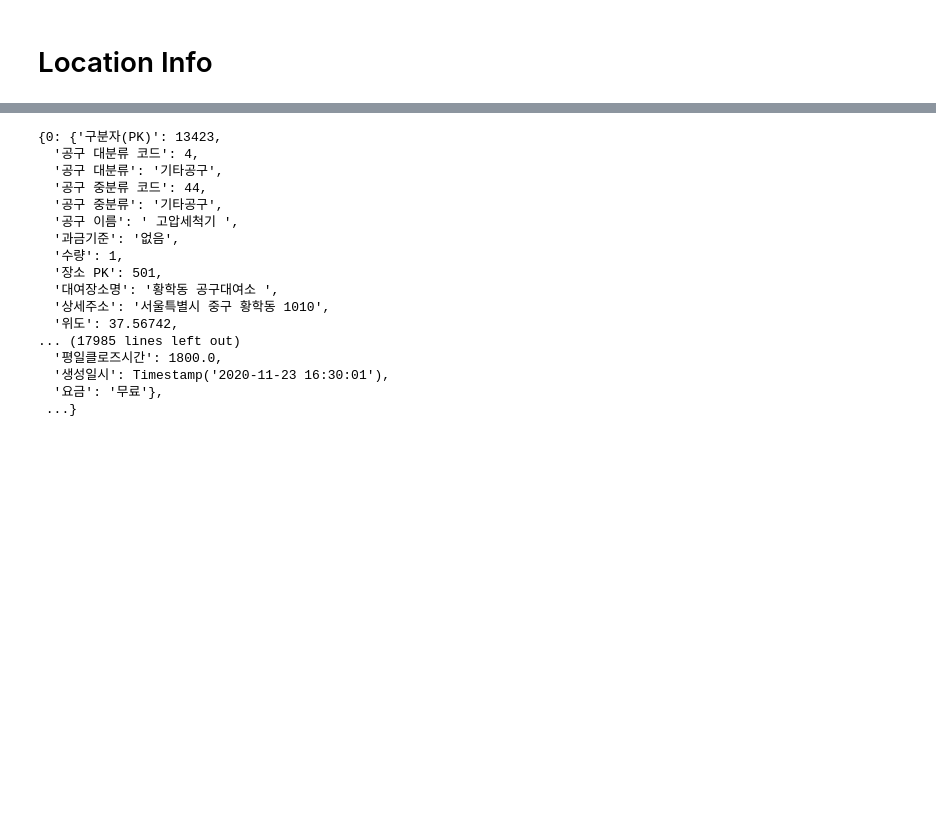
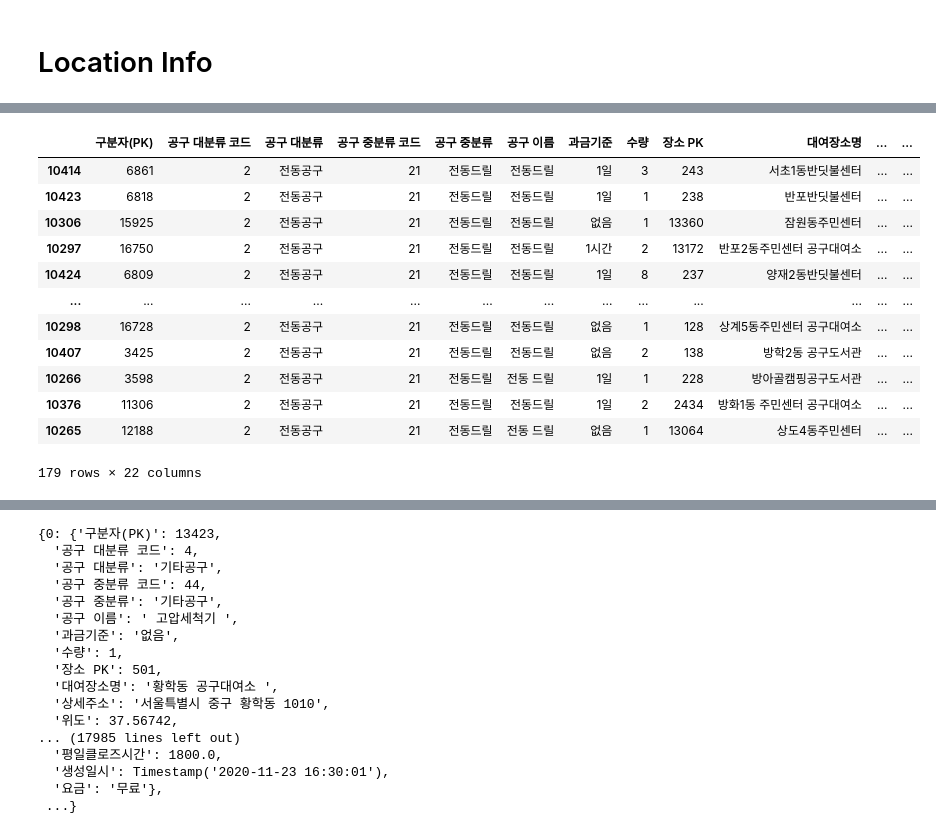
Before and after one commit to jellybee02/LLM_Research, a Jupyter notebook: script/test.ipynb, the cells around one changed output, grey strips where cells are left out. Cells and saved outputs as stored; diff of their text form; code cells hidden in the pictures; blank space fills up the shorter version.

```diff
--- a/script/test.ipynb
+++ b/script/test.ipynb
@@ -280,0 +227,4 @@ print(f"{location} 위도/경도: {result}")
+# %%
+encoded_tool_name = sentence_transformer.encode(input_content['tool_name'])
+location_name = input_content['location']
+spot_location = get_lat_lon(location_name)
@@ -280,0 +236,25 @@ print(f"{location} 위도/경도: {result}")
+# %%
+df['sim_result'] = compare_cosim(arr_loaded, encoded_tool_name)
+
+df_s = df[df['sim_result']>0.9]
+# %%
+df_s['Distance'] = df_s[["위도","경도"]].apply(lambda x : haversine((spot_location[0], spot_location[1]), (x['위도'], x['경도']), unit=Unit.KILOMETERS), axis=1)
+df_s.sort_values(by='Distance', ascending=True, inplace=True)
+# %%
+df_s.sort_values(by='Distance', ascending=True, inplace=True)
+# %%
+df_s
+# %% [output]
+|  | 구분자(PK) | 공구 대분류 코드 | 공구 대분류 | 공구 중분류 코드 | 공구 중분류 | 공구 이름 | 과금기준 | 수량 | 장소 PK | 대여장소명 | ... | ... |
+| 10414 | 6861 | 2 | 전동공구 | 21 | 전동드릴 | 전동드릴 | 1일 | 3 | 243 | 서초1동반딧불센터 | ... | ... |
+| 10423 | 6818 | 2 | 전동공구 | 21 | 전동드릴 | 전동드릴 | 1일 | 1 | 238 | 반포반딧불센터 | ... | ... |
+| 10306 | 15925 | 2 | 전동공구 | 21 | 전동드릴 | 전동드릴 | 없음 | 1 | 13360 | 잠원동주민센터 | ... | ... |
+| 10297 | 16750 | 2 | 전동공구 | 21 | 전동드릴 | 전동드릴 | 1시간 | 2 | 13172 | 반포2동주민센터 공구대여소 | ... | ... |
+| 10424 | 6809 | 2 | 전동공구 | 21 | 전동드릴 | 전동드릴 | 1일 | 8 | 237 | 양재2동반딧불센터 | ... | ... |
+| ... | ... | ... | ... | ... | ... | ... | ... | ... | ... | ... | ... | ... |
+| 10298 | 16728 | 2 | 전동공구 | 21 | 전동드릴 | 전동드릴 | 없음 | 1 | 128 | 상계5동주민센터 공구대여소 | ... | ... |
+| 10407 | 3425 | 2 | 전동공구 | 21 | 전동드릴 | 전동드릴 | 없음 | 2 | 138 | 방학2동 공구도서관 | ... | ... |
+| 10266 | 3598 | 2 | 전동공구 | 21 | 전동드릴 | 전동 드릴 | 1일 | 1 | 228 | 방아골캠핑공구도서관 | ... | ... |
+| 10376 | 11306 | 2 | 전동공구 | 21 | 전동드릴 | 전동드릴 | 1일 | 2 | 2434 | 방화1동 주민센터 공구대여소 | ... | ... |
+| 10265 | 12188 | 2 | 전동공구 | 21 | 전동드릴 | 전동 드릴 | 없음 | 1 | 13064 | 상도4동주민센터 | ... | ... |
+179 rows × 22 columns
```
Also changed, not shown: parts of 33 cells of this notebook, 6 other files.
